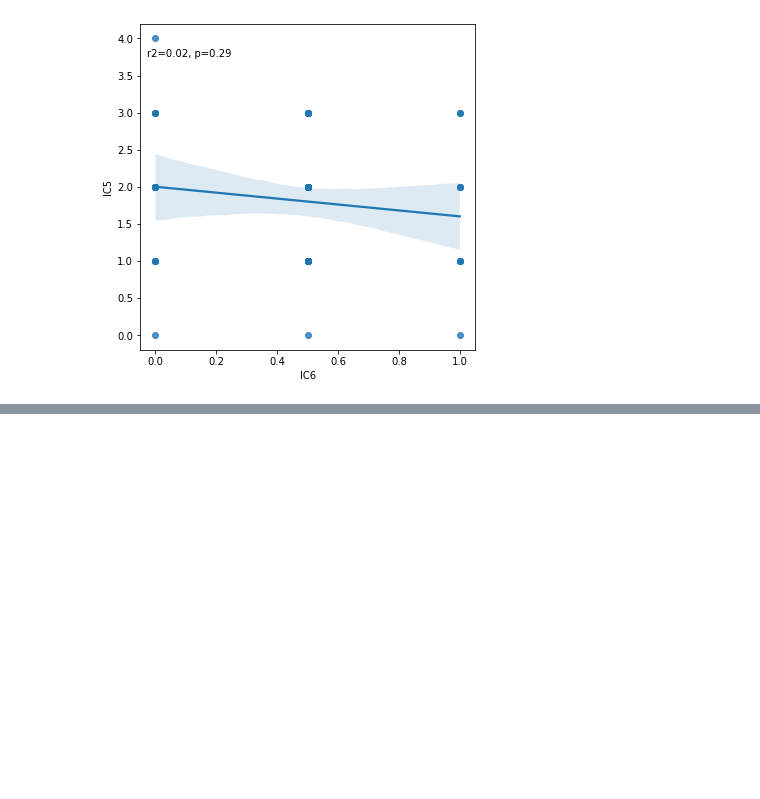
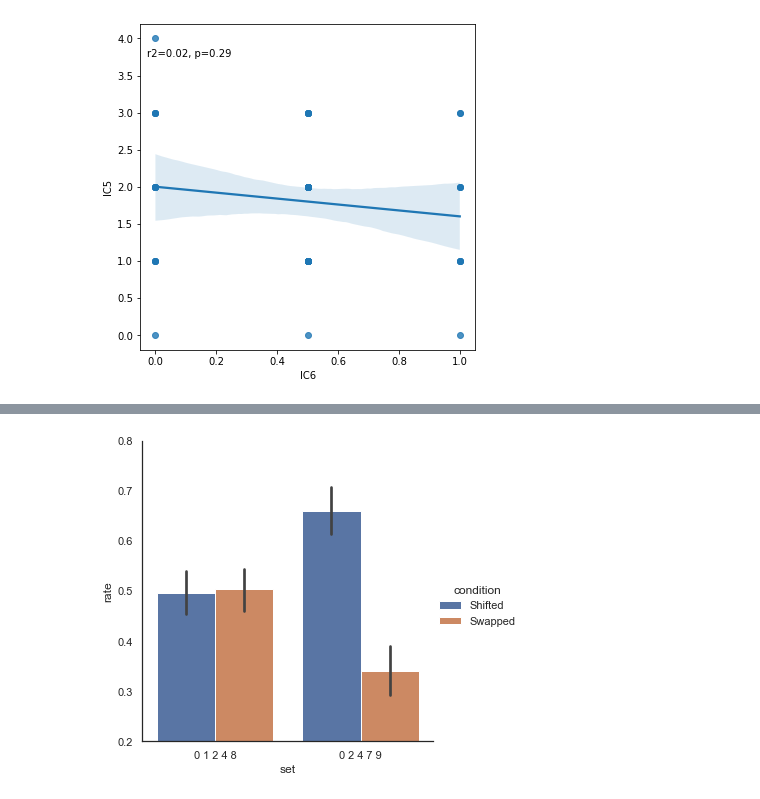
Before and after one commit to MichaelSel/Scale_paper, a Jupyter notebook: 3. Main Plotting.ipynb, the cells around one changed output, grey strips where cells are left out. Saved outputs shown, nothing was run; the diff lists cells and outputs as text; code cells hidden in the pictures; blank space fills up the shorter version.

```diff
--- a/3. Main Plotting.ipynb
+++ b/3. Main Plotting.ipynb
@@ -166,0 +161,14 @@ distribution(x="rate shifted - rate swapped (NN)", dataset=studyII_GL, collapse_
+# %%
+# Study I: Rate of shifted and swapped across all lengths (ignoring neithers)
+temp = studyII_GL
+temp = temp[temp['set'].isin(['0 2 4 7 9', '0 1 2 4 8'])]
+temp['set']
+temp = temp[['rate_NN_shifted','rate_NN_swapped','set']]
+temp2 = pd.melt(temp,id_vars=["set"],var_name="condition",value_name="rate")
+temp2['condition'] = temp2['condition'].replace('rate_NN_shifted',"Shifted")
+temp2['condition'] = temp2['condition'].replace('rate_NN_swapped',"Swapped")
+sns.catplot(x="set", y="rate", data=temp2, kind="bar", hue="condition", order=['0 1 2 4 8', '0 2 4 7 9'])
+plt.ylim([0.2,0.8])
+plt.savefig(StudyII_paths.plots_dir + "rate of shifted AND swapped (NN) best and worst.svg")
+# %% [output]
+[figure, added]
```
Also changed, not shown: parts of 5 cells of this notebook, 4 other files.
